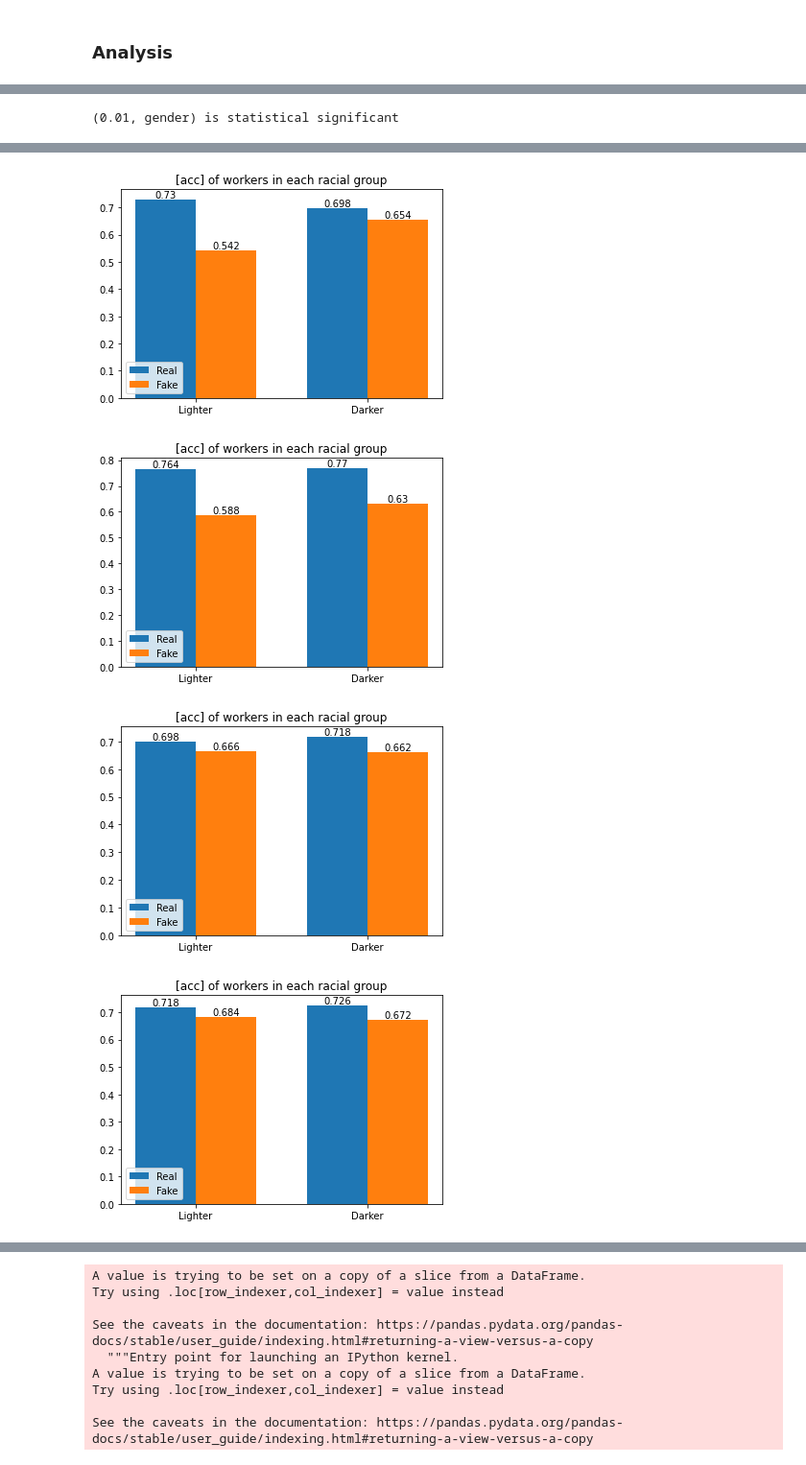
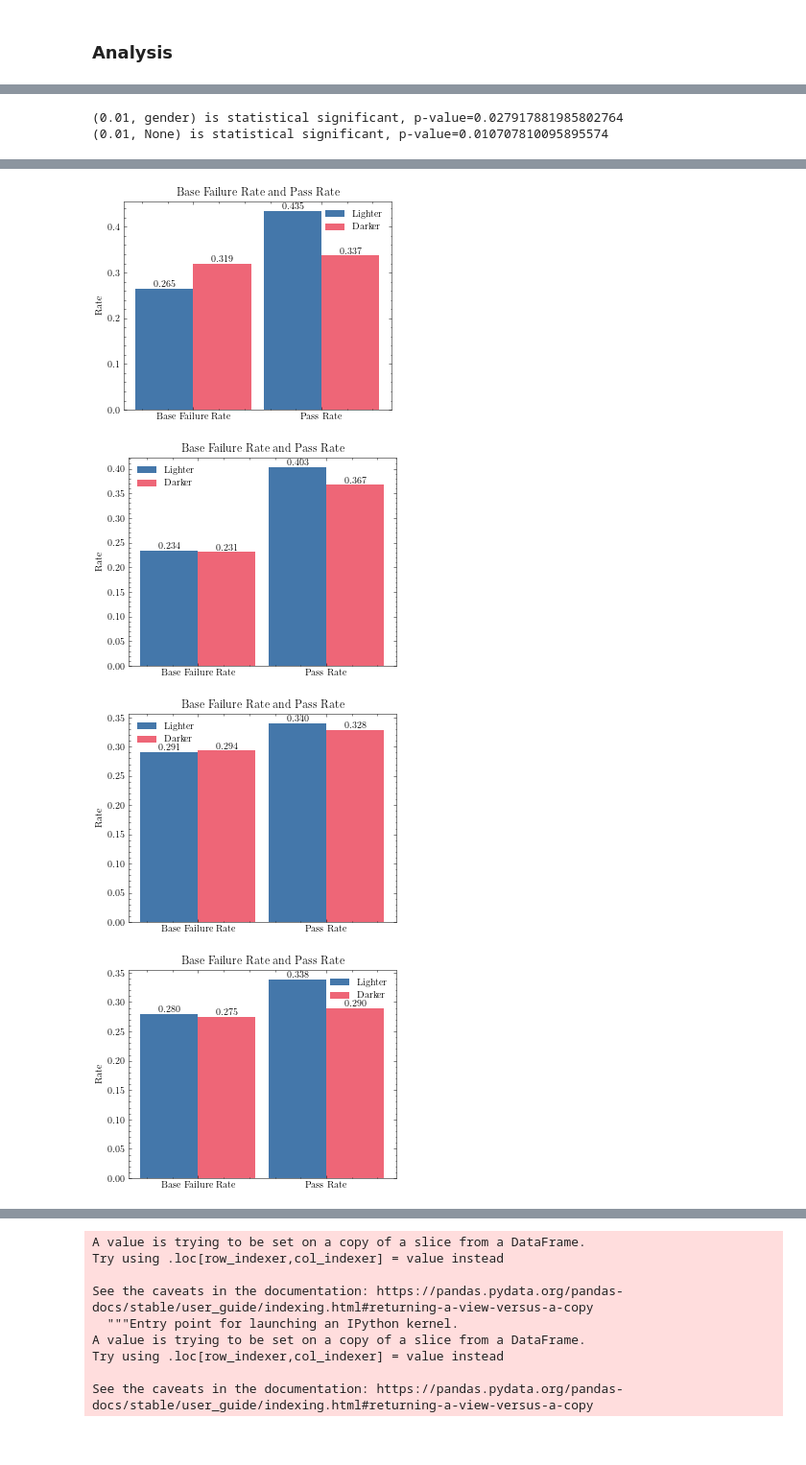
Before and after one commit to BirkhoffG/crowd_project, a Jupyter notebook: fairness.ipynb, the cells around one changed output, grey strips where cells are left out. Shown at 96% size. Drawn from its saved outputs; the diff is of its cells as text; code cells hidden in the pictures.

```diff
--- a/fairness.ipynb
+++ b/fairness.ipynb
@@ -2,4 +2,5 @@
 import pandas as pd
 import numpy as np
 import matplotlib.pyplot as plt
+plt.style.use(['science',  'bright'])
 # %%
@@ -209,12 +334,19 @@ def get_real_fake_acc(result_path, balanced_set, metrics='acc'):
     # real and fake accuracy
     imgs_acc_fake['acc'] = imgs_acc_fake['OUTPUT:result'] / imgs_acc_fake['GOLDEN:result']
     imgs_acc_real['acc'] = (imgs_acc_real['n_tasks'] - imgs_acc_real['OUTPUT:result']) / (imgs_acc_real['n_tasks'] - imgs_acc_real['GOLDEN:result'])
+    rl = 1-imgs_acc_real[imgs_acc_real['skin'] == 0.].mean()['acc']
+    rd = 1-imgs_acc_real[imgs_acc_real['skin'] == 1.].mean()['acc']
+    fl = 1-imgs_acc_fake[imgs_acc_fake['skin'] == 0.].mean()['acc']
+    fd = 1-imgs_acc_fake[imgs_acc_fake['skin'] == 1.].mean()['acc']
+    fig = freq_bar(
+        light_y=[rl, fl],
+        dark_y=[rd, fd],
+        # real_y_std=imgs_acc_real.groupby('skin').std()[metrics],
+        # fake_y_std=imgs_acc_fake.groupby('skin').std()[metrics],
+        title=f"Base Failure Rate and Pass Rate"
+    )
+    fl_quality = (1- imgs_acc_fake[imgs_acc_fake['skin'] == 0.]['acc']) / (1 - imgs_acc_real['acc'].mean())
 
-    fig = freq_bar(
-        real_y=imgs_acc_real.groupby('skin').mean()[metrics],
-        fake_y=imgs_acc_fake.groupby('skin').mean()[metrics],
-        title=f"[{metrics}] of workers in each racial group"
-    )
     return dict(
         real_imgs_acc=imgs_acc_real, fake_imgs_acc = imgs_acc_fake, worker_acc=worker_acc, fig=fig,
         real_lighter_acc=imgs_acc_real[imgs_acc_real['skin'] == 0][metrics],
@@ -271,34 +401,44 @@ Ttest_indResult(statistic=-1.1350818750800549, pvalue=0.2577132092976686)
 # %%
 res_001 = {}
 res_003 = {}
+
+# use worker labels
+balanced_set = worker_skin_labels_grouped
 
 for pool in pools:
     if pool['payment_amount'] == 0.01:
         _res = get_real_fake_acc(pool['result_path'], balanced_set, metrics='acc')
         res_001[pool['attention_q']] = {
-            'real_lighter': _res['real_lighter_acc'].mean(),
-            'fake_lighter': _res['fake_lighter_acc'].mean(),
-            'real_darker': _res['real_darker_acc'].mean(),
-            'fake_darker': _res['fake_darker_acc'].mean(),
+            'Lighter_base_fail': (1-_res['real_lighter_acc']).std(),
+            'Lighter_pass': (1-_res['fake_lighter_acc']).std(),
+            'Darker_base_fail': (1-_res['real_darker_acc']).std(),
+            'Darker_pass': (1-_res['fake_darker_acc']).std(),
+            'Lighter_quality': ((1-_res['fake_lighter_acc']) / _res['real_imgs_acc']['acc'].mean()).std(),
+            'Darker_quality': ((1-_res['fake_darker_acc']) / _res['real_imgs_acc']['acc'].mean()).std()
         }
-        if ttest_ind(_res['fake_lighter_acc'], _res['fake_darker_acc'])[1] < 0.05:
-            print(f"({pool['payment_amount']}, {pool['attention_q']}) is statistical significant")
+        p_value = ttest_ind(
+            (1-_res['fake_lighter_acc']) / _res['real_imgs_acc']['acc'].mean(),
+            (1-_res['fake_darker_acc']) / _res['real_imgs_acc']['acc'].mean())[1]
+        if p_value < 0.05:
+            print(f"({pool['payment_amount']}, {pool['attention_q']}) is statistical significant, p-value={p_value}")
     elif pool['payment_amount'] == 0.03:
         _res = get_real_fake_acc(pool['result_path'], balanced_set, metrics='acc')
         res_003[pool['attention_q']] = {
-            'real_lighter': _res['real_lighter_acc'].mean(),
-            'fake_lighter': _res['fake_lighter_acc'].mean(),
-            'real_darker': _res['real_darker_acc'].mean(),
-            'fake_darker': _res['fake_darker_acc'].mean(),
+            'Lighter_base_fail': (1-_res['real_lighter_acc']).mean(),
+            'Lighter_pass': (1-_res['fake_lighter_acc']).mean(),
+            'Darker_base_fail': (1-_res['real_darker_acc']).mean(),
+            'Darker_pass': (1-_res['fake_darker_acc']).mean(),
+            'Lighter_quality': ((1-_res['fake_lighter_acc']) / _res['real_imgs_acc']['acc'].mean()).mean(),
+            'Darker_quality': ((1-_res['fake_darker_acc']) / _res['real_imgs_acc']['acc'].mean()).mean()
         }
         if ttest_ind(_res['fake_lighter_acc'], _res['fake_darker_acc'])[1] < 0.05:
-            print(f"({pool['payment_amount']}, {pool['attention_q']})  is statistical significant")
+            print(f"({pool['payment_amount']}, {pool['attention_q']})  is statistical significant, p-value={p_value}")
 
 # pd.concat((pd.DataFrame.from_dict(res_001, orient='index'),
 #     pd.DataFrame.from_dict(res_001, orient='index')), axis=1)
 
-display(pd.DataFrame.from_dict(res_001, orient='index'))
-display(pd.DataFrame.from_dict(res_003, orient='index'))
+display(pd.DataFrame.from_dict(res_001, orient='index').applymap("{0:.3f}".format))
+display(pd.DataFrame.from_dict(res_003, orient='index').applymap("{0:.3f}".format))
 # %% [output]
 A value is trying to be set on a copy of a slice from a DataFrame.
 Try using .loc[row_indexer,col_indexer] = value instead
@@ -308,4 +448,5 @@ A value is trying to be set on a copy of a slice from a DataFrame.
 Try using .loc[row_indexer,col_indexer] = value instead
 
 See the caveats in the documentation: https://pandas.pydata.org/pandas-docs/stable/user_guide/indexing.html#returning-a-view-versus-a-copy
-(0.01, gender) is statistical significant
+(0.01, gender) is statistical significant, p-value=0.027917881985802764
+(0.01, None) is statistical significant, p-value=0.010707810095895574
@@ -320,4 +461,4 @@ See the caveats in the documentation: https://pandas.pydata.org/pandas-docs/stab
-[figure, old version]
+[figure, new version]
-[figure, old version]
+[figure, new version]
-[figure, old version]
+[figure, new version]
-[figure, old version]
+[figure, new version]
```
Also changed, not shown: parts of 11 cells of this notebook, 6 other files.
